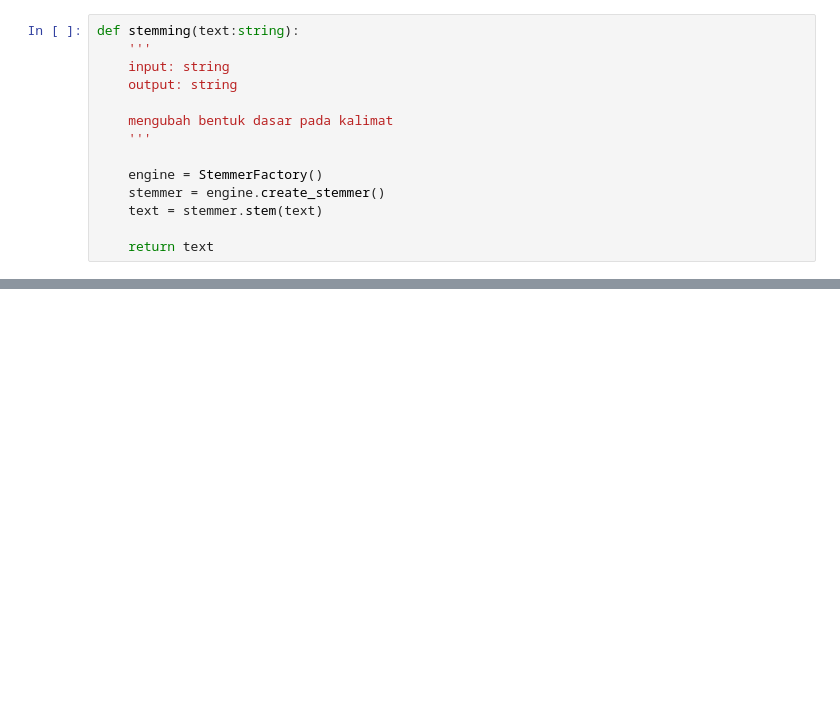
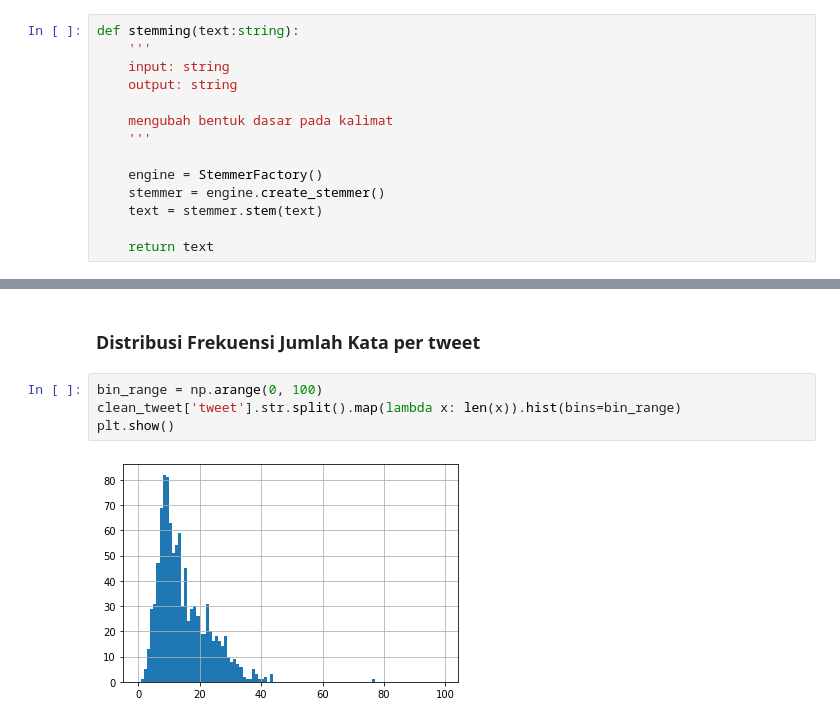
Before and after one commit to ighfirlyan/twitter-api, a Jupyter notebook: tugas_24_ighfirlyan.ipynb, the cells around one changed output, grey strips where cells are left out. Saved outputs shown, nothing was run; the diff lists cells and outputs as text; blank space fills up the shorter version.

```diff
--- a/tugas_24_ighfirlyan.ipynb
+++ b/tugas_24_ighfirlyan.ipynb
@@ -116,0 +132,8 @@ new_clean_tweet.describe()
+# %% [markdown]
+### Distribusi Frekuensi Jumlah Kata per tweet
+# %%
+bin_range = np.arange(0, 100)
+clean_tweet['tweet'].str.split().map(lambda x: len(x)).hist(bins=bin_range)
+plt.show()
+# %% [output]
+[figure, added]
```
Also changed, not shown: parts of 28 cells of this notebook, 3 other files.
